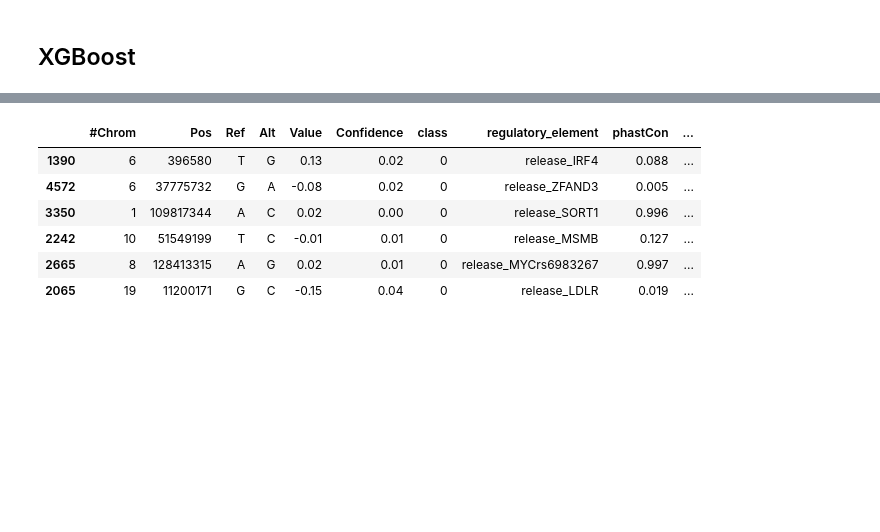
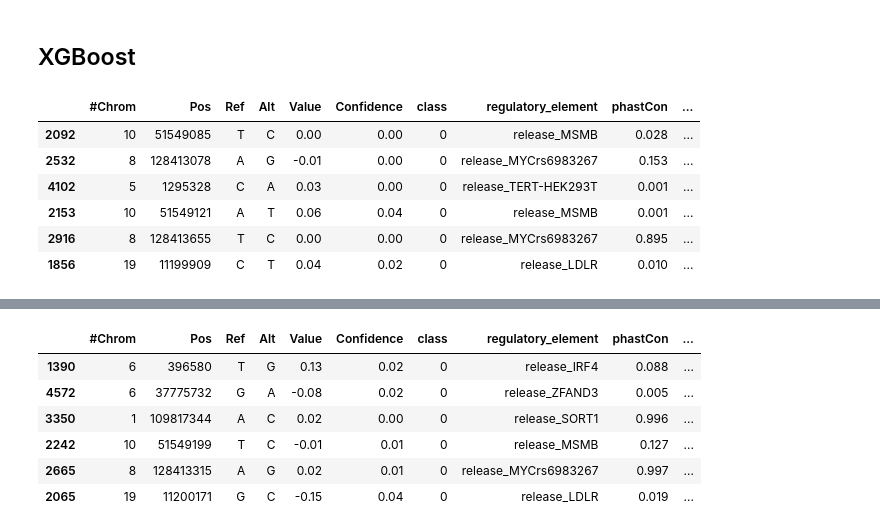
Before and after one commit to alex-hh/cagi5_mpra_prediction, a Jupyter notebook: Cagi5CV.ipynb, the cells around one changed output, grey strips where cells are left out. Drawn from its saved outputs; the diff is of its cells as text; code cells hidden in the pictures; blank space fills up the shorter version.

```diff
--- a/Cagi5CV.ipynb
+++ b/Cagi5CV.ipynb
@@ -134,14 +134,23 @@ cvdf_chunk
 # %% [markdown]
 ## XGBoost
 # %%
-features = MultiFeatures([deepseadiffs, enhancer1hot, snpcontext4, conservation])
+# features = MultiFeatures([deepseadiffs, enhancer1hot, snpcontext4, conservation])
+features = deepseadiffs
 cv_chunk = ChunkCV(df,
                    Regression,
-                   model_kwargs={'features': deepseadiffs, 'model_name': 'xgb'},
+                   model_kwargs={'features': features, 'model_name': 'xgb'},
                    fold_dict=fold_dict)
 cv_regress = cv_chunk.get_cv_preds()
 cv_regress.to_csv('data/regress.csv')
 cv_regress.sample(6)
+# %% [output]
+|  | #Chrom | Pos | Ref | Alt | Value | Confidence | class | regulatory_element | phastCon | ... |
+| 2092 | 10 | 51549085 | T | C | 0.00 | 0.00 | 0 | release_MSMB | 0.028 | ... |
+| 2532 | 8 | 128413078 | A | G | -0.01 | 0.00 | 0 | release_MYCrs6983267 | 0.153 | ... |
+| 4102 | 5 | 1295328 | C | A | 0.03 | 0.00 | 0 | release_TERT-HEK293T | 0.001 | ... |
+| 2153 | 10 | 51549121 | A | T | 0.06 | 0.04 | 0 | release_MSMB | 0.001 | ... |
+| 2916 | 8 | 128413655 | T | C | 0.00 | 0.00 | 0 | release_MYCrs6983267 | 0.895 | ... |
+| 1856 | 19 | 11199909 | C | T | 0.04 | 0.02 | 0 | release_LDLR | 0.010 | ... |
 # %%
 cv_regress['Confidence'].abs() > 0.1
 make_roc_plot(cv_regress, 'PredValue')
```
Also changed, not shown: parts of 1 cell of this notebook.
